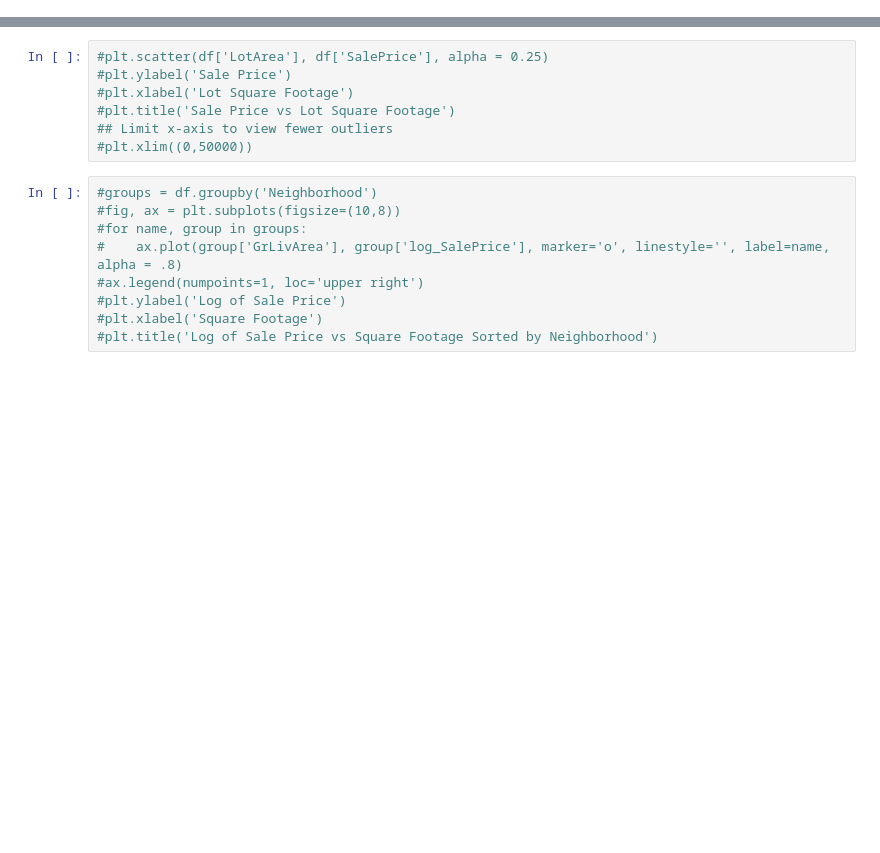
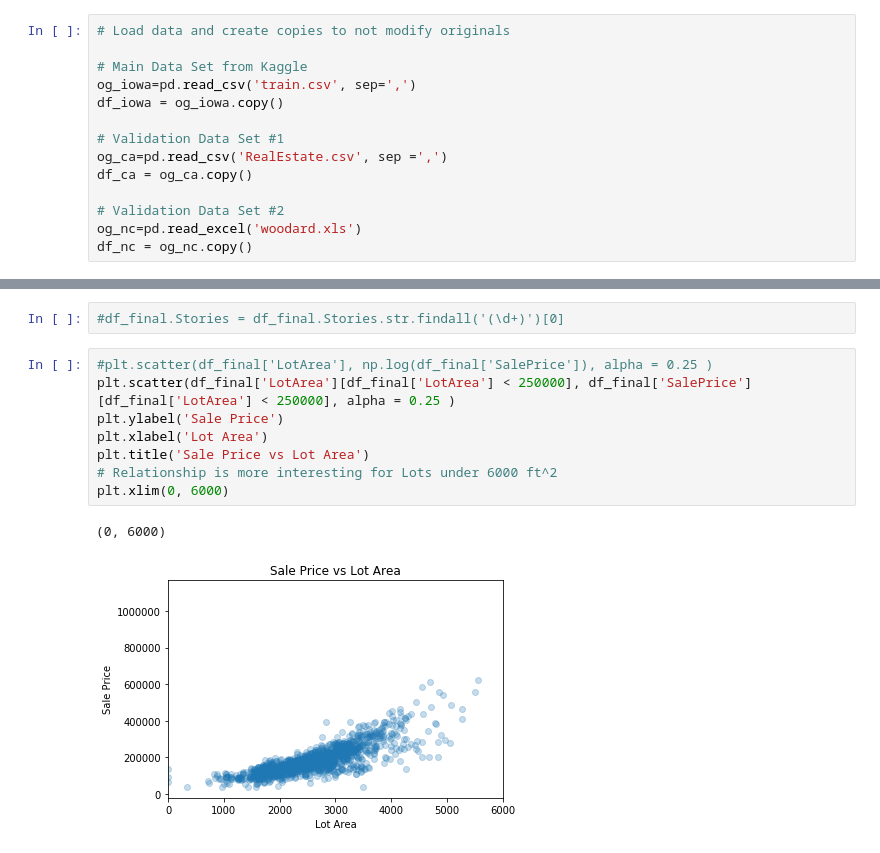
Before and after one commit to mpaluta/House_Price, a Jupyter notebook: Mark_v1.ipynb, the cells around one changed output, grey strips where cells are left out. Drawn from its saved outputs; the diff is of its cells as text; blank space fills up the shorter version.

```diff
--- a/Mark_v1.ipynb
+++ b/Mark_v1.ipynb
@@ -11,0 +9,14 @@ df=pd.read_csv('train.csv', sep=',')
+# %%
+# Load data and create copies to not modify originals
+
+# Main Data Set from Kaggle
+og_iowa=pd.read_csv('train.csv', sep=',')
+df_iowa = og_iowa.copy()
+
+# Validation Data Set #1
+og_ca=pd.read_csv('RealEstate.csv', sep =',')
+df_ca = og_ca.copy()
+
+# Validation Data Set #2
+og_nc=pd.read_excel('woodard.xls')
+df_nc = og_nc.copy()
@@ -12,16 +58,13 @@ df=pd.read_csv('train.csv', sep=',')
+# %%
+#df_final.Stories = df_final.Stories.str.findall('(\d+)')[0]
 # %%
-#plt.scatter(df['LotArea'], df['SalePrice'], alpha = 0.25)
-#plt.ylabel('Sale Price')
-#plt.xlabel('Lot Square Footage')
-#plt.title('Sale Price vs Lot Square Footage')
-## Limit x-axis to view fewer outliers
-#plt.xlim((0,50000))
+#plt.scatter(df_final['LotArea'], np.log(df_final['SalePrice']), alpha = 0.25 )
+plt.scatter(df_final['LotArea'][df_final['LotArea'] < 250000], df_final['SalePrice'][df_final['LotArea'] < 250000], alpha = 0.25 )
+plt.ylabel('Sale Price')
+plt.xlabel('Lot Area')
+plt.title('Sale Price vs Lot Area')
+# Relationship is more interesting for Lots under 6000 ft^2
+plt.xlim(0, 6000)
+# %% [output]
+(0, 6000)
+[figure, added]
-# %%
-#groups = df.groupby('Neighborhood')
-#fig, ax = plt.subplots(figsize=(10,8))
-#for name, group in groups:
-#    ax.plot(group['GrLivArea'], group['log_SalePrice'], marker='o', linestyle='', label=name, alpha = .8)
-#ax.legend(numpoints=1, loc='upper right')
-#plt.ylabel('Log of Sale Price')
-#plt.xlabel('Square Footage')
-#plt.title('Log of Sale Price vs Square Footage Sorted by Neighborhood')
```
Also changed, not shown: parts of 6 cells of this notebook.
